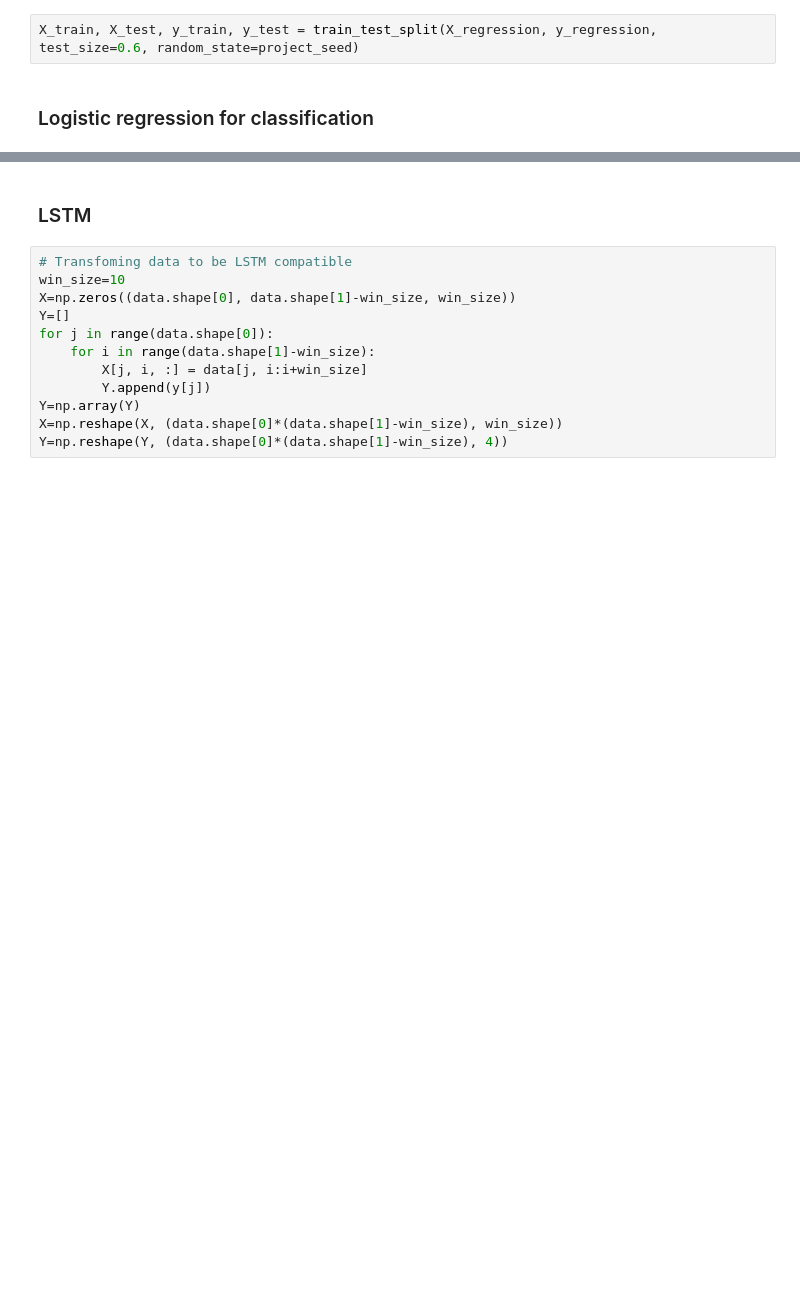
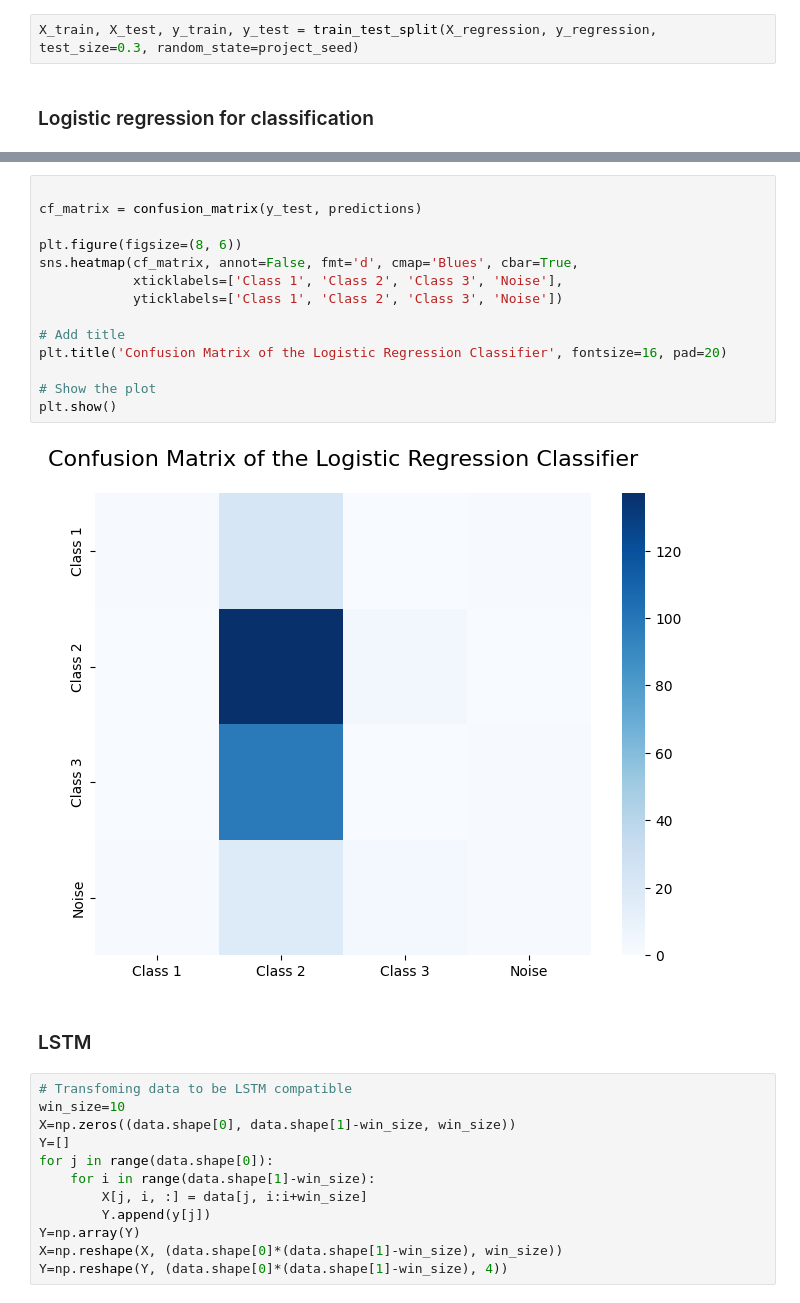
Before and after one commit to TheoLafond/Energy_fault_detection, a Jupyter notebook: main.ipynb, the cells around one changed output, grey strips where cells are left out. Cells and saved outputs as stored; diff of their text form; blank space fills up the shorter version.

```diff
--- a/main.ipynb
+++ b/main.ipynb
@@ -37,7 +42,7 @@ y[data1.shape[0]+data2.shape[0]+data3.shape[0]:,3] = 1
 X_regression=np.array(data)
 y_regression=np.array(np.argmax(y, axis=1))
 # %%
-X_train, X_test, y_train, y_test = train_test_split(X_regression, y_regression, test_size=0.6, random_state=project_seed)
+X_train, X_test, y_train, y_test = train_test_split(X_regression, y_regression, test_size=0.3, random_state=project_seed)
 # %% [markdown]
 ### Logistic regression for classification
 # %%
@@ -61,3 +66,19 @@ F1 Score: 0.23
+# %%
+
+cf_matrix = confusion_matrix(y_test, predictions)
+
+plt.figure(figsize=(8, 6))
+sns.heatmap(cf_matrix, annot=False, fmt='d', cmap='Blues', cbar=True,
+            xticklabels=['Class 1', 'Class 2', 'Class 3', 'Noise'],
+            yticklabels=['Class 1', 'Class 2', 'Class 3', 'Noise'])
+
+# Add title
+plt.title('Confusion Matrix of the Logistic Regression Classifier', fontsize=16, pad=20)
+
+# Show the plot
+plt.show()
+# %% [output]
+[figure, added]
 # %% [markdown]
 ### LSTM
 # %%
```
Also changed, not shown: parts of 19 cells of this notebook.
